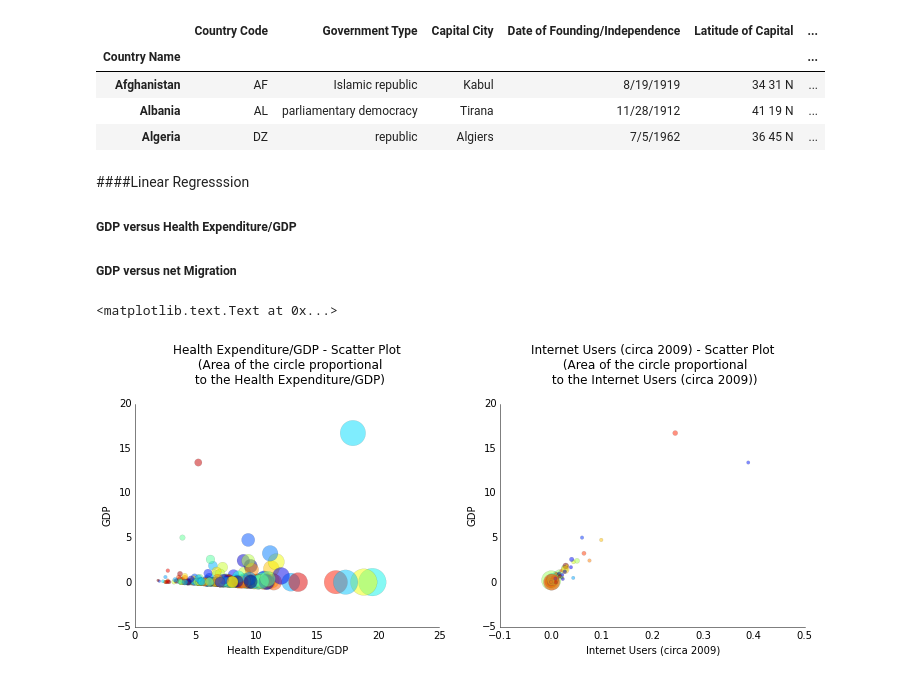
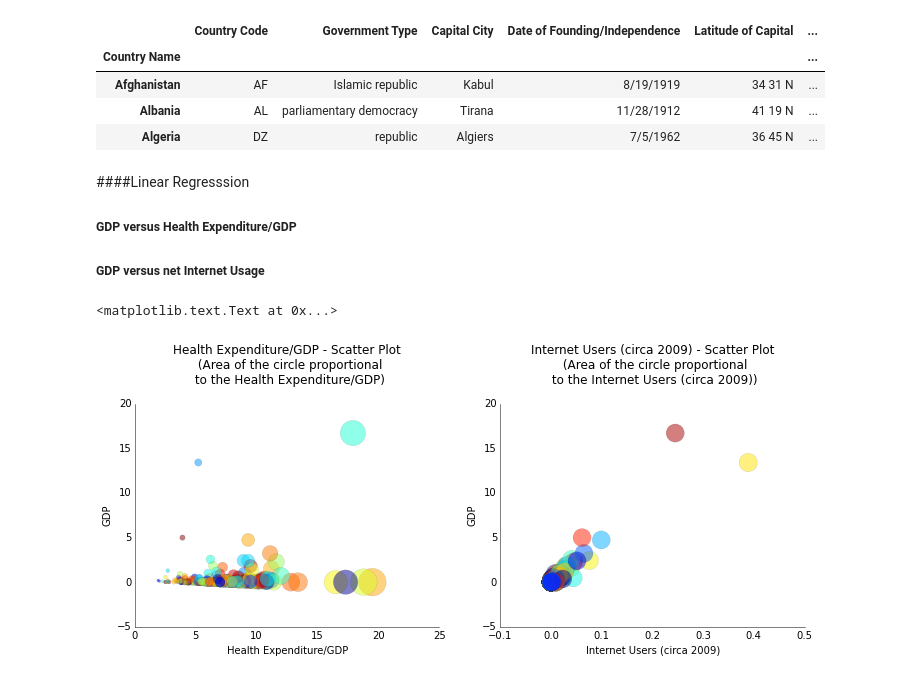
Before and after one commit to Sree-vathsan/ipython, a Jupyter notebook: practice.ipynb, the cells around one changed output. Drawn from its saved outputs; the diff is of its cells as text; code cells hidden in the pictures.

```diff
--- a/practice.ipynb
+++ b/practice.ipynb
@@ -535,7 +535,7 @@ print(findDistance(lat1,lon1,lat2,lon2))
 # %% [markdown]
 ####Linear Regresssion
 ##### GDP versus Health Expenditure/GDP
-##### GDP versus net Migration
+##### GDP versus net Internet Usage
 # %%
 import numpy as np
 from __future__ import print_function
@@ -545,36 +545,36 @@ import pandas as pd
 from pandas import Series, DataFrame
 from mpl_toolkits.basemap import Basemap
 
 fig, axes = plt.subplots(1, 2, figsize=(12,4))
 df_reg = dfCountries.copy()
 df_reg['GDP'] = dfCountries['GDP (PPP) in US $'].astype(float) / (1e12)
 df_reg['HealthExpenditure/GDP'] = dfCountries['Health Expenditure/GDP'].astype(float)
 df_reg['Internet Users (circa 2009)'] = dfCountries['Internet Users (circa 2009)'].astype(float) / (1e9)
 
 #Health Expenditure/GDP
 x = df_reg['Health Expenditure/GDP']
 N=len(x)
 y = df_reg['GDP']
 #x = np.arange(N)
-area =  np.pi * (8 * health/10)**2
+area =  np.pi * (8 * x/10)**2
 colors = np.random.rand(N)
 ppl.scatter(axes[0],x,y,s=area, c=colors, alpha=0.5)
 axes[0].set_title("Health Expenditure/GDP - Scatter Plot\n (Area of the circle proportional\n to the Health Expenditure/GDP)\n")
 axes[0].set_ylabel('GDP')
 axes[0].set_xlabel('Health Expenditure/GDP')
 
 #Net Migration Rate/1000 Population
 x = df_reg['Internet Users (circa 2009)']
 N = len(x)
-area =  np.pi * (8 * netMigration+50)**2
+area =  np.pi * (8 * x+250)**2
 colors = np.random.rand(N)
 ppl.scatter(axes[1],x,y,s=area/600, c=colors, alpha=0.5)
 axes[1].set_title("Internet Users (circa 2009) - Scatter Plot\n (Area of the circle proportional\n to the Internet Users (circa 2009))\n")
 axes[1].set_xlabel('Internet Users (circa 2009)')
 axes[1].set_ylabel('GDP')
 # %% [output]
 <matplotlib.text.Text at 0x...>
-[figure, old version]
+[figure, new version]
 # %%
 trainSize = 160 #80:20 Rule of Data Mining
 health_train = df_reg['Health Expenditure/GDP'][:trainSize]
```
Also changed, not shown: parts of 10 cells of this notebook.
